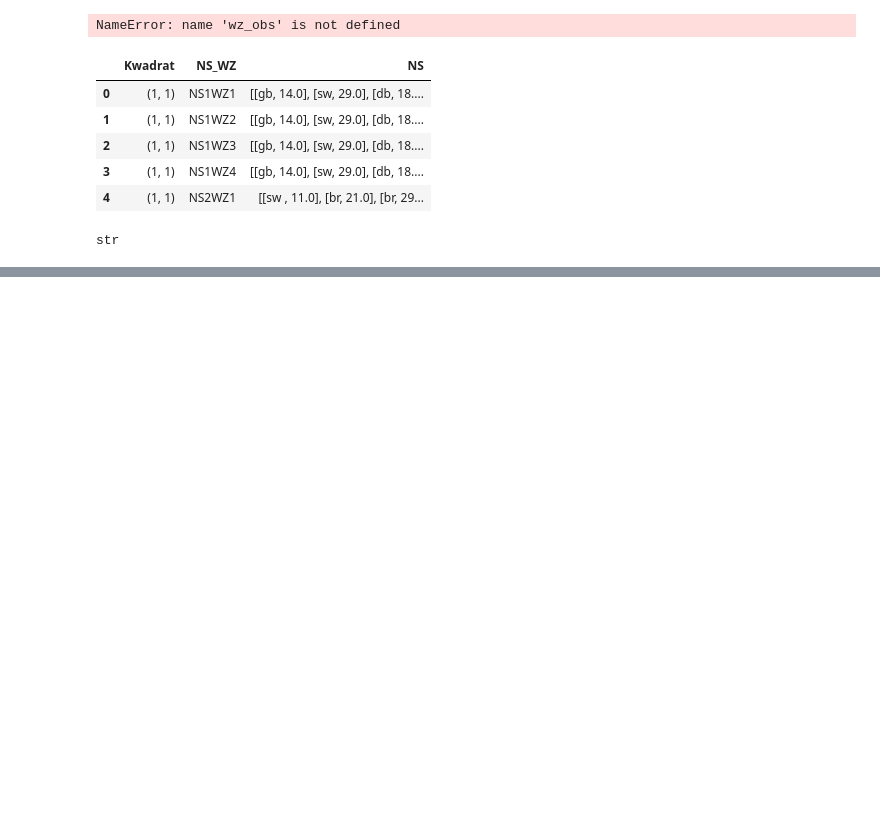
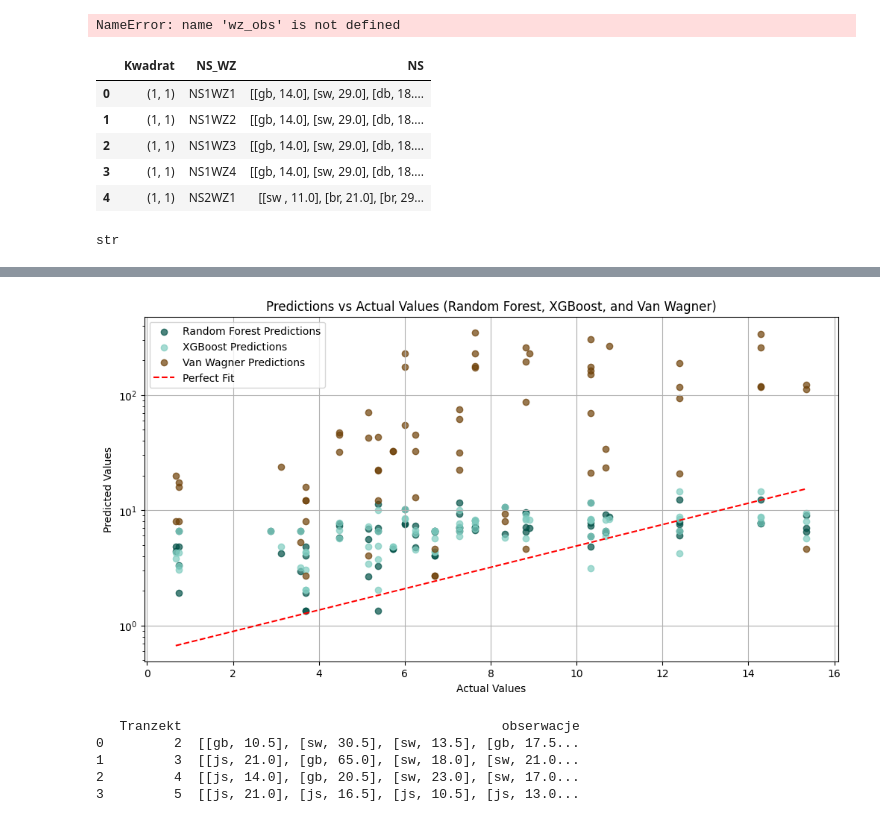
Before and after one commit to makowskiignacy/PELN, a Jupyter notebook: Drzewa_martwe_drewna.ipynb, the cells around one changed output, grey strips where cells are left out. Saved outputs shown, nothing was run; the diff lists cells and outputs as text; code cells hidden in the pictures; blank space fills up the shorter version.

```diff
--- a/Drzewa_martwe_drewna.ipynb
+++ b/Drzewa_martwe_drewna.ipynb
@@ -447,0 +486,14 @@ def fun_wagner(V,L,transect):
+# %%
+# Function to calculate volume using Van Wagner's formula
+def calculate_van_wagner_volumes(data, transect_length=60):
+    volumes = []
+    for row in data['obserwacje']:
+        diameters = [tree[1] for tree in row]  # Convert diameters to meters
+        volume = (np.pi**2 / 8) * sum(d**2 for d in diameters) / transect_length
+        volumes.append(volume)
+    return volumes
+
+# Calculate volumes for each row
+data['volume'] = calculate_van_wagner_volumes(data)
+
+print(data)
@@ -447,0 +515,58 @@ def fun_wagner(V,L,transect):
+# %%
+# Add Van Wagner predictions to the plot
+van_wagner_pred = data.loc[y_val.index, 'volume']  # Get Van Wagner volumes for the validation set
+
+plt.figure(figsize=(12, 6))
+
+# Get colors from the 'BrBG' colormap
+cmap = plt.get_cmap('BrBG')
+colors = [cmap(0.95), cmap(0.7), cmap(.05)] # Select colors from the extremes and middle of the colormap for better contrast
+
+# Use selected colors for each model's predictions
+plt.scatter(y_val, rf_pred, alpha=0.7, label='Random Forest Predictions', color=colors[0])
+plt.scatter(y_val, xgb_pred, alpha=0.7, label='XGBoost Predictions', color=colors[1])
+plt.scatter(y_val, van_wagner_pred, alpha=0.7, label='Van Wagner Predictions', color=colors[2])
+
+plt.plot([min(y_val), max(y_val)], [min(y_val), max(y_val)], color='red', linestyle='--', label='Perfect Fit') # Perfect fit line remains red
+
+plt.xlabel('Actual Values')
+plt.ylabel('Predicted Values')
+plt.title('Predictions vs Actual Values (Random Forest, XGBoost, and Van Wagner)')
+plt.yscale('log')  # Set y-axis to logarithmic scale
+plt.legend()
+plt.grid(True) # Add grid to the plot
+plt.show()
+# %% [output]
+[figure, added]
+# %%
+# Load the CSV file
+file_path = 'PELN - transekt liniowy środa (4).csv'  # Replace with the actual file path
+data = pd.read_csv(file_path).dropna()
+
+# Clean the 'Średnica' column: replace '-' with NaN and convert to numeric
+data['Średnica'] = data['Średnica'].replace('-', np.nan)
+data['Średnica'] = data['Średnica'].astype(str).str.replace(',', '.', regex=False).astype(float)
+data['Średnica'] = pd.to_numeric(data['Średnica'], errors='coerce')
+
+# Drop rows where 'Średnica' is NaN after coercion
+data.dropna(subset=['Średnica'], inplace=True)
+
+
+# Create the desired DataFrame
+def create_observations(data):
+    grouped = data.groupby('Numer grupy (od lewej)')
+    observations = grouped.apply(
+        lambda group: group[['Gatunek', 'Średnica']].values.tolist()
+    )
+    return pd.DataFrame({'Tranzekt': observations.index, 'obserwacje': observations.values})
+
+# Generate the DataFrame
+result_df = create_observations(data)
+
+print(result_df)
+# %% [output]
+   Tranzekt                                         obserwacje
+0         2  [[gb, 10.5], [sw, 30.5], [sw, 13.5], [gb, 17.5...
+1         3  [[js, 21.0], [gb, 65.0], [sw, 18.0], [sw, 21.0...
+2         4  [[js, 14.0], [gb, 20.5], [sw, 23.0], [sw, 17.0...
+3         5  [[js, 21.0], [js, 16.5], [js, 10.5], [js, 13.0...
```
Also changed, not shown: parts of 12 cells of this notebook.
